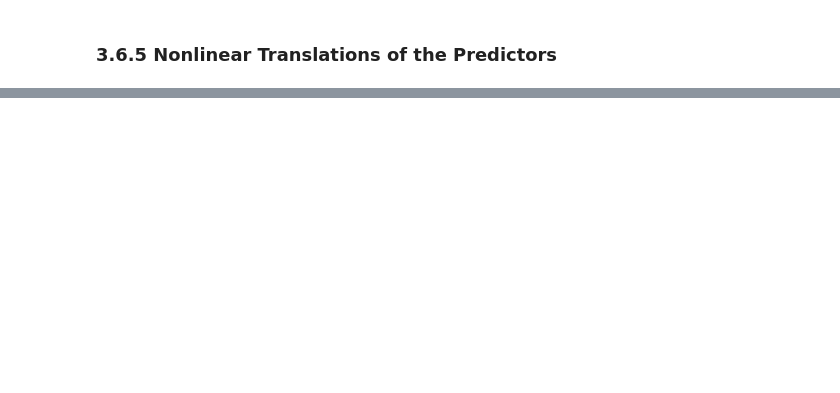
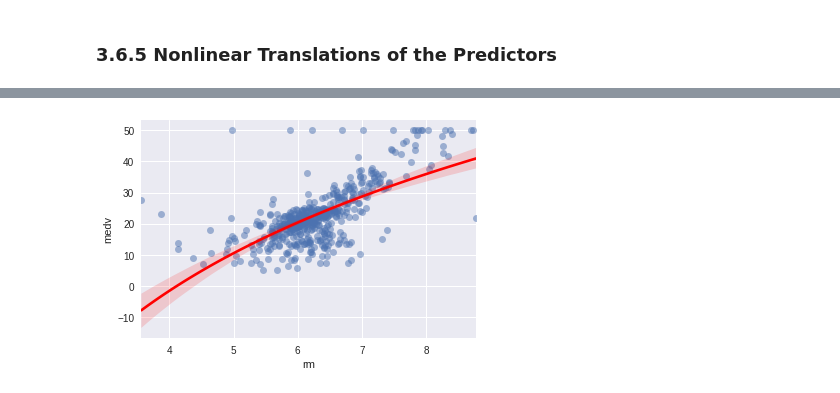
Before and after one commit to mjalalimanesh/Statistical-Learning-ISLR-Python, a Jupyter notebook: lab3.ipynb, the cells around one changed output, grey strips where cells are left out. Cells and saved outputs as stored; diff of their text form; code cells hidden in the pictures; blank space fills up the shorter version.

```diff
--- a/lab3.ipynb
+++ b/lab3.ipynb
@@ -386,0 +526,9 @@ strong multicollinearity or other numerical problems.
+# %%
+sns.regplot('rm',
+            'medv',
+            data=boston,
+            logx=True,
+            line_kws={'color': 'r'},
+            scatter_kws={'alpha': 0.5});
+# %% [output]
+[figure, added]
```
Also changed, not shown: parts of 26 cells of this notebook.
